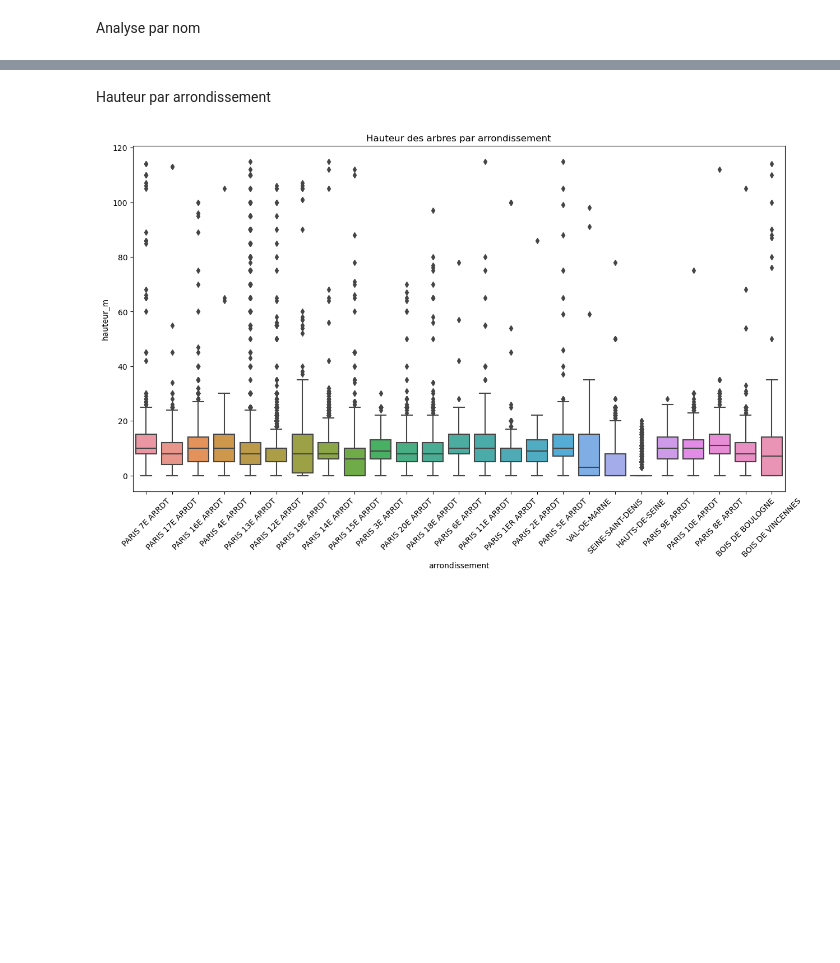
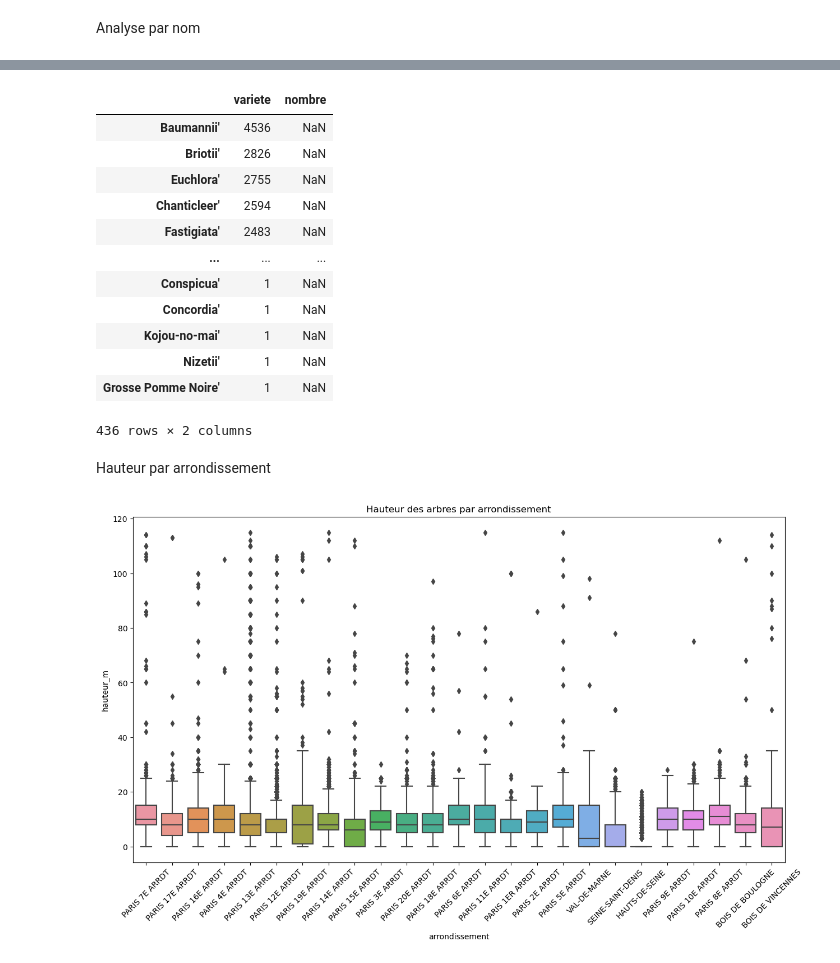
Before and after one commit to CYBA7K2M-DATAPROJ/participate_at_smart_city_competition, a Jupyter notebook: Fusilier_Antoine_1_notebook_102023.ipynb, the cells around one changed output, grey strips where cells are left out. Drawn from its saved outputs; the diff is of its cells as text; code cells hidden in the pictures; blank space fills up the shorter version.

```diff
--- a/data-set-exploration.ipynb
+++ b/Fusilier_Antoine_1_notebook_102023.ipynb
@@ -194,3 +185,23 @@ plt.show()
+# %%
+dfVar = pd.DataFrame(df['variete'].value_counts(), columns=['variete', 'nombre'])
+# %%
+dfVar.columns = ['variete', 'nombre']
+# %%
+dfVar
+# %% [output]
+|  | variete | nombre |
+| Baumannii' | 4536 | NaN |
+| Briotii' | 2826 | NaN |
+| Euchlora' | 2755 | NaN |
+| Chanticleer' | 2594 | NaN |
+| Fastigiata' | 2483 | NaN |
+| ... | ... | ... |
+| Conspicua' | 1 | NaN |
+| Concordia' | 1 | NaN |
+| Kojou-no-mai' | 1 | NaN |
+| Nizetii' | 1 | NaN |
+| Grosse Pomme Noire' | 1 | NaN |
+436 rows × 2 columns
 # %% [markdown]
 Hauteur par arrondissement
 # %%
```
Also changed, not shown: parts of 12 cells of this notebook, 5 other files.
